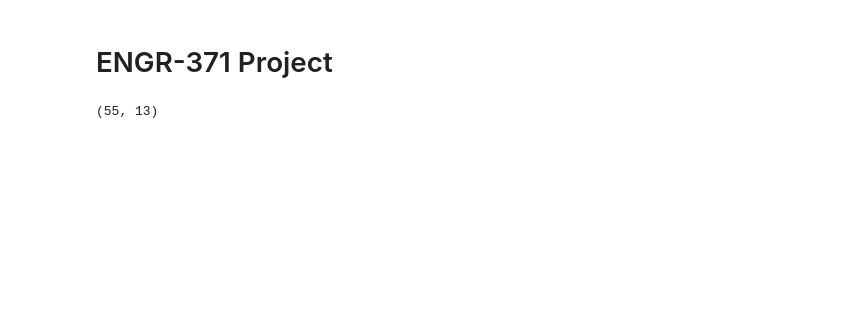
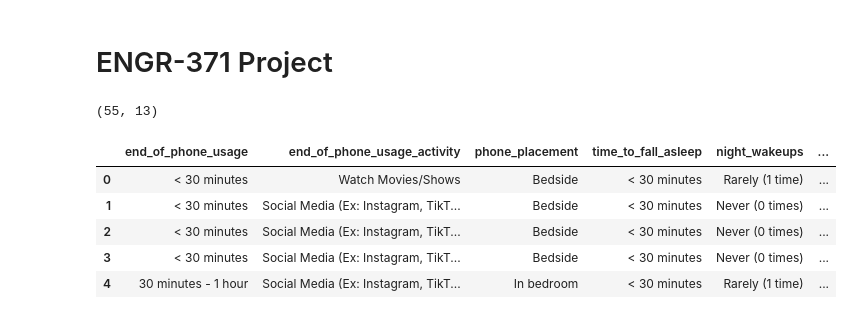
Before and after one commit to NathanGrenier/ENGR-371, a Jupyter notebook: analysis.ipynb, the cells around one changed output. Drawn from its saved outputs; the diff is of its cells as text; code cells hidden in the pictures; blank space fills up the shorter version.

```diff
--- a/analysis.ipynb
+++ b/analysis.ipynb
@@ -24,30 +24,38 @@ if "Agreement of Confidentiality" in df.columns:
   ].reset_index(drop=True)
 
 # Drop the Timestamp, Agreement of Confidentiality and Feedback columns
 try:
   df = df.drop(
     columns=[
       "Timestamp",
       "Agreement of Confidentiality",
       "Any thoughts you would like to add? (Optional)",
     ],
     axis=1,
   )
 except KeyError:
   pass
 
 # Rename Columns
 df = df.rename(
   columns={
     "How long before you go to sleep do you usually stop using your phone, on a regular basis?": "end_of_phone_usage",
     "What do you do on your phone before going to sleep?": "end_of_phone_usage_activity",
     "Where do you usually put your phone right before you go to sleep?": "phone_placement",
     "How long does it take you to fall asleep?": "time_to_fall_asleep",
     "How often do you wake up during the night?": "night_wakeups",
     "How many hours of sleep do you get per night on average?": "hours_of_sleep",
     "How would you rate your average sleep quality? \n(ex: waking up feeling refreshed and ready to start the day, or often feel tired and like you didn't sleep well)?": "sleep_quality",
     "Do you have any underlying conditions that may affect the quality of your sleep? (ex: Anxiety, ADHD, etc.)": "underlying_conditions",
     "Please check all of the following that apply to your typical sleep environment:": "sleep_environment",
     "How often do you exercise?": "exercise_frequency",
   }
 )
+df.head()
+# %% [output]
+|  | end_of_phone_usage | end_of_phone_usage_activity | phone_placement | time_to_fall_asleep | night_wakeups | ... |
+| 0 | < 30 minutes | Watch Movies/Shows | Bedside | < 30 minutes | Rarely (1 time) | ... |
+| 1 | < 30 minutes | Social Media (Ex: Instagram, TikT... | Bedside | < 30 minutes | Never (0 times) | ... |
+| 2 | < 30 minutes | Social Media (Ex: Instagram, TikT... | Bedside | < 30 minutes | Never (0 times) | ... |
+| 3 | < 30 minutes | Social Media (Ex: Instagram, TikT... | Bedside | < 30 minutes | Never (0 times) | ... |
+| 4 | 30 minutes - 1 hour | Social Media (Ex: Instagram, TikT... | In bedroom | < 30 minutes | Rarely (1 time) | ... |
```
Also changed, not shown: parts of 2 cells of this notebook.
